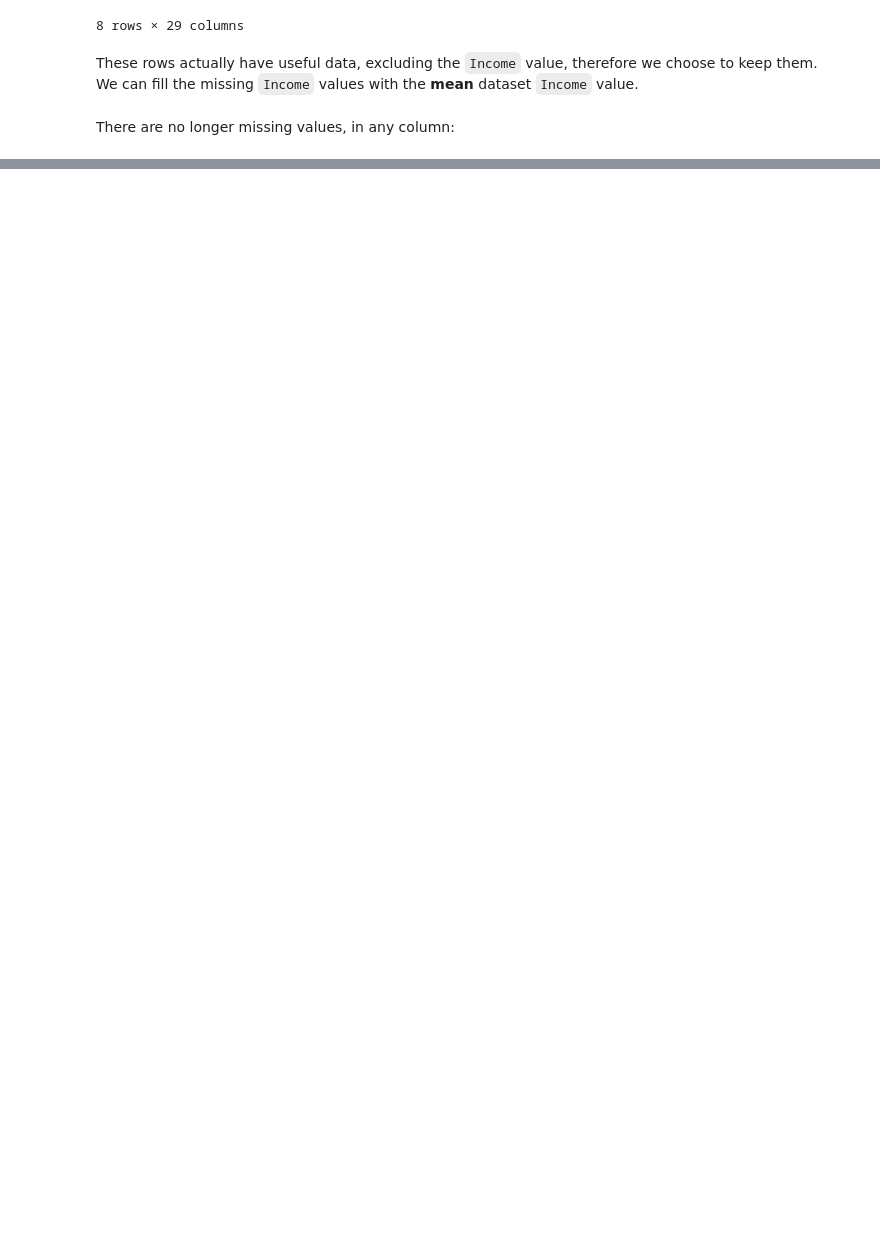
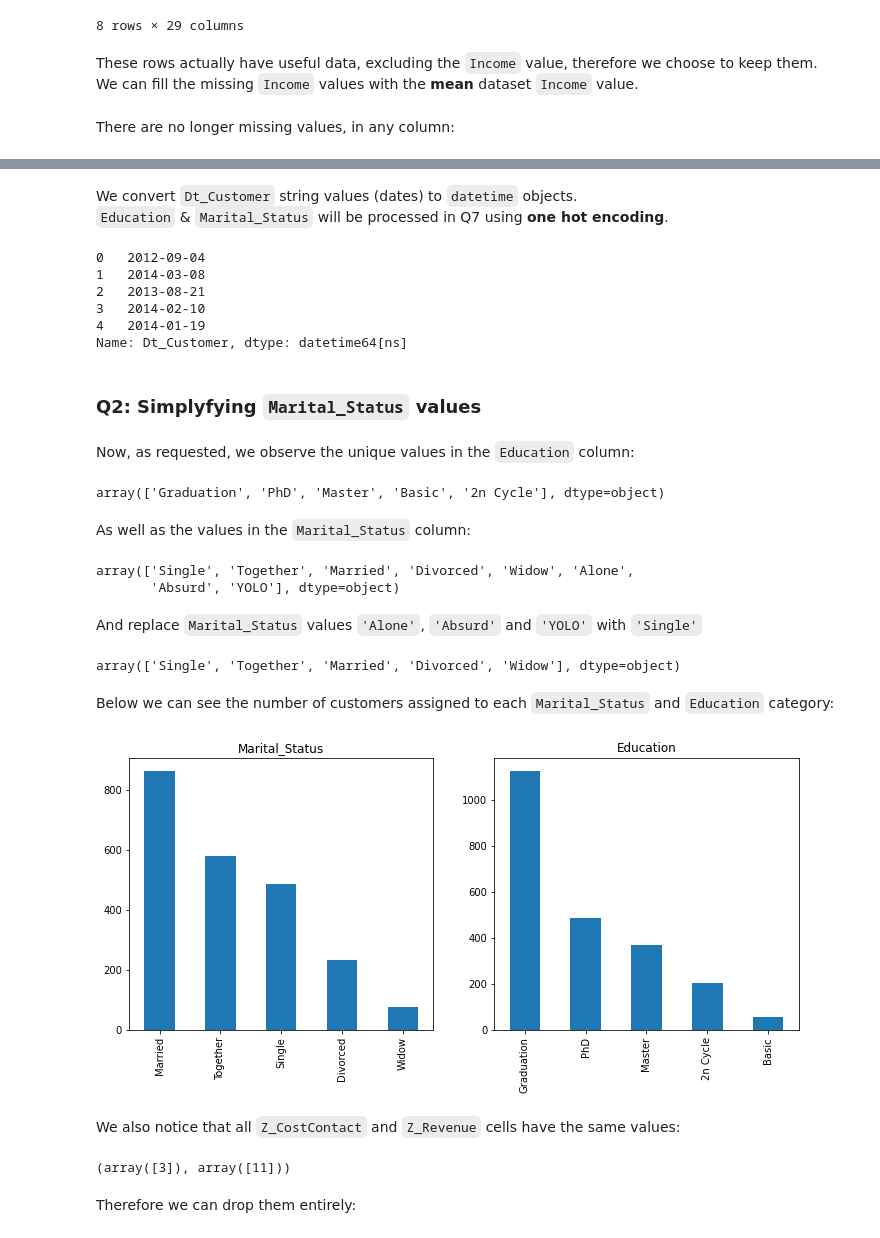
Before and after one commit to pspanoudakis/Data-Mining-Techniques-Projects, a Jupyter notebook: project1/CustomerPersonalityAnalysis.ipynb, the cells around one changed output, grey strips where cells are left out. Saved outputs shown, nothing was run; the diff lists cells and outputs as text; code cells hidden in the pictures; blank space fills up the shorter version.

```diff
--- a/project1/CustomerPersonalityAnalysis.ipynb
+++ b/project1/CustomerPersonalityAnalysis.ipynb
@@ -50,4 +55,4 @@ rawDf.loc[rawDf['Income'].isna()].head(n=8)
 These rows actually have useful data, excluding the `Income` value, therefore we choose to keep them.\
 We can fill the missing `Income` values with the **mean** dataset `Income` value.
 # %%
-rawDf['Income'] = rawDf['Income'].fillna( rawDf['Income'].mean() )
+rawDf['Income'].fillna(rawDf['Income'].mean(), inplace=True )
@@ -59,0 +85,54 @@ Series([], dtype: int64)
+# %% [markdown]
+We convert `Dt_Customer` string values (dates) to `datetime` objects.\
+`Education` & `Marital_Status` will be processed in Q7 using **one hot encoding**.
+# %%
+rawDf['Dt_Customer'] = rawDf['Dt_Customer'].apply(lambda d: datetime.strptime(d, "%d-%m-%Y"))
+rawDf['Dt_Customer'].head()
+# %% [output]
+0   2012-09-04
+1   2014-03-08
+2   2013-08-21
+3   2014-02-10
+4   2014-01-19
+Name: Dt_Customer, dtype: datetime64[ns]
+# %% [markdown]
+### Q2: Simplyfying `Marital_Status` values
+# %% [markdown]
+Now, as requested, we observe the unique values in the `Education` column:
+# %%
+rawDf['Education'].unique()
+# %% [output]
+array(['Graduation', 'PhD', 'Master', 'Basic', '2n Cycle'], dtype=object)
+# %% [markdown]
+As well as the values in the `Marital_Status` column:
+# %%
+rawDf['Marital_Status'].unique()
+# %% [output]
+array(['Single', 'Together', 'Married', 'Divorced', 'Widow', 'Alone',
+       'Absurd', 'YOLO'], dtype=object)
+# %% [markdown]
+And replace `Marital_Status` values `'Alone'`, `'Absurd'` and `'YOLO'` with `'Single'`
+# %%
+rawDf.replace(to_replace=['Alone','Absurd','YOLO'], value='Single', inplace=True)
+rawDf['Marital_Status'].unique()
+# %% [output]
+array(['Single', 'Together', 'Married', 'Divorced', 'Widow'], dtype=object)
+# %% [markdown]
+Below we can see the number of customers assigned to each `Marital_Status` and `Education` category:
+# %%
+cols = ('Marital_Status', 'Education')
+fig, axes = plt.subplots(1, len(cols), figsize=(len(cols)*6, 5))
+
+for i, (ax, col) in enumerate( zip(axes, cols) ):
+    ax.set_title(col)
+    _ = rawDf[col].value_counts().plot(kind="bar", ax=ax).plot()
+# %% [output]
+[figure, added]
+# %% [markdown]
+We also notice that all `Z_CostContact` and `Z_Revenue` cells have the same values:
+# %%
+rawDf['Z_CostContact'].unique(), rawDf['Z_Revenue'].unique()
+# %% [output]
+(array([3]), array([11]))
+# %% [markdown]
+Therefore we can drop them entirely:
```
Also changed, not shown: parts of 8 cells of this notebook.
